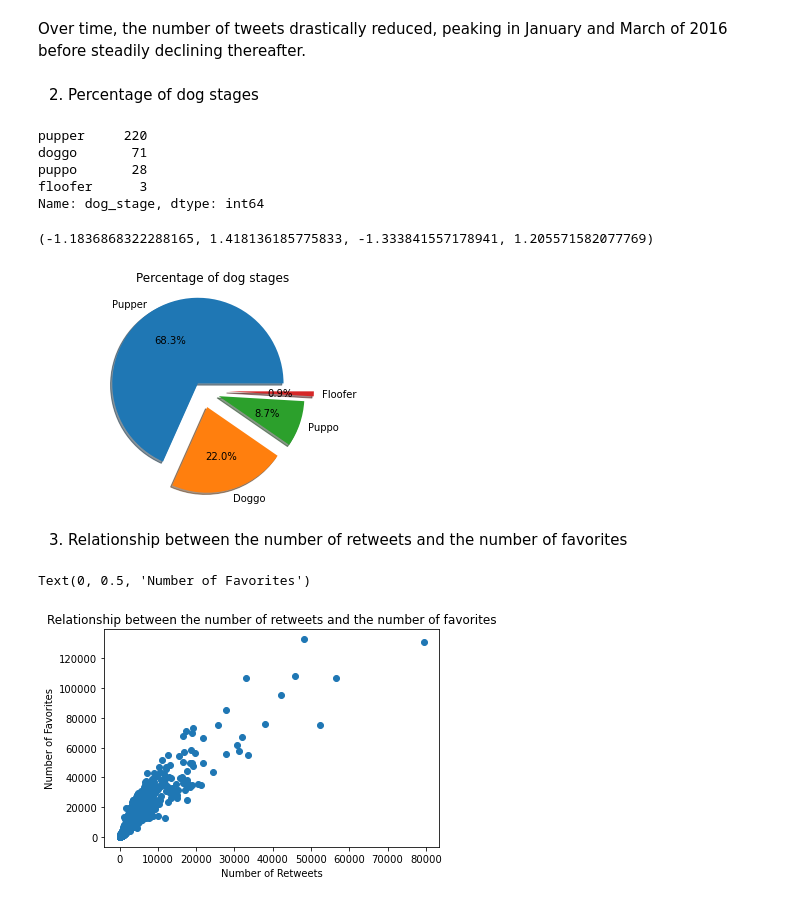
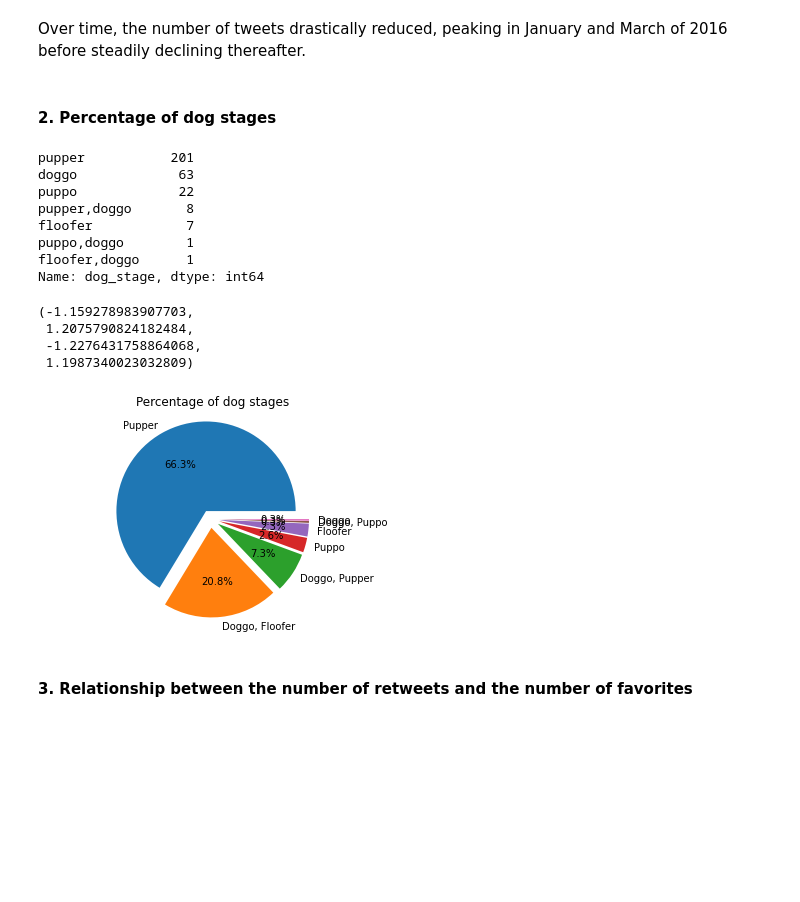
Before and after one commit to Ojay-dev/Udacity-Project---Wrangle-and-Analyze-Data, a Jupyter notebook: wrangle_act.ipynb, the cells around one changed output. Cells and saved outputs as stored; diff of their text form; code cells hidden in the pictures; blank space fills up the shorter version.

Commit message:
Fix: pie plot error

```diff
--- a/wrangle_act.ipynb
+++ b/wrangle_act.ipynb
@@ -319,9 +319,6 @@ clean_image_predictions.head()
 | 2 | 666033412701032449 | https://pbs.twimg.com/media/CT452... | 1 | German_shepherd | 0.596461 | True | malinois | 0.138584 | True | bloodhound | 0.116197 | ... |
 | 3 | 666044226329800704 | https://pbs.twimg.com/media/CT5Dr... | 1 | Rhodesian_ridgeback | 0.408143 | True | redbone | 0.360687 | True | miniature_pinscher | 0.222752 | ... |
 | 4 | 666049248165822465 | https://pbs.twimg.com/media/CT5IQ... | 1 | miniature_pinscher | 0.560311 | True | Rottweiler | 0.243682 | True | Doberman | 0.154629 | ... |
-# %%
-# Create a new dog_stage column by extracting dog stage from the text column.
-clean_twitter_archive['dog_stage'] = clean_twitter_archive['text'].str.extract('(doggo|floofer|pupper|puppo)')
 # %% [markdown]
 ## Tidiness Issues
 # %% [markdown]
@@ -332,5 +329,11 @@ clean_twitter_archive['dog_stage'] = clean_twitter_archive['text'].str.extract('
 #### Code
 # %%
 # Create a new dog_stage column by extracting dog stage from the text column.
-clean_twitter_archive['dog_stage'] = clean_twitter_archive['text'].str.extract('(doggo|floofer|pupper|puppo)')
-clean_twitter_archive = clean_twitter_archive.drop(columns=['doggo', 'floofer', 'pupper', 'puppo'])
+clean_twitter_archive['dog_stage'] = clean_twitter_archive[['puppo', 'pupper', 'floofer', 'doggo']].apply(
+    lambda x: ','.join(x.astype(str)),axis=1)
+# Replace all dog_stage that prefix with 'None,' or suffix with ',None'
+clean_twitter_archive['dog_stage'] = clean_twitter_archive['dog_stage'].replace(regex=['None,', ',None'], value='')
+
+# Change all dog stage that is None with NaN
+clean_twitter_archive['dog_stage'] = clean_twitter_archive['dog_stage'].replace(regex=['None'], value= np.nan)
+clean_twitter_archive.drop(columns=['doggo', 'floofer', 'pupper', 'puppo'], axis=1, inplace=True)
@@ -806,37 +812,39 @@ plt.title('We Rate Dogs Tweets over Time');
 # %% [markdown]
 Over time, the number of tweets drastically reduced, peaking in January and March of 2016 before steadily declining thereafter.
 # %% [markdown]
-2. Percentage of dog stages
+#### 2. Percentage of dog stages
 # %%
 dog_stage_df = clean_twitter_archive.dog_stage.value_counts()
 dog_stage_df
 # %% [output]
-pupper     220
-doggo       71
-puppo       28
-floofer      3
+pupper           201
+doggo             63
+puppo             22
+pupper,doggo       8
+floofer            7
+puppo,doggo        1
+floofer,doggo      1
 Name: dog_stage, dtype: int64
 # %%
 # Creating a pie chart
 plt.pie(dog_stage_df,
-        labels = ['Pupper', 'Doggo', 'Puppo', 'Floofer'],
+        labels = ['Pupper', 'Doggo, Floofer', 'Doggo','Doggo, Pupper', 'Puppo', 'Floofer', 'Doggo, Puppo'],
         autopct='%1.1f%%',
-        shadow=True,
-        explode=(0.1, 0.2, 0.2, 0.3)
+        explode=(0.1, 0.1, 0.1, 0.1, 0.1, 0.1, 0.1)
         )
 
 plt.title('Percentage of dog stages')
 plt.axis('equal')
 # %% [output]
-(-1.1836868322288165, 1.418136185775833, -1.333841557178941, 1.205571582077769)
+(-1.159278983907703,
+ 1.2075790824182484,
+ -1.2276431758864068,
+ 1.1987340023032809)
-[figure, old version]
+[figure, new version]
 # %% [markdown]
-3. Relationship between the number of retweets and the number of favorites
+#### 3. Relationship between the number of retweets and the number of favorites
 # %%
 plt.scatter(clean_twitter_archive.retweet_count, clean_twitter_archive.favorite_count)
 plt.title('Relationship between the number of retweets and the number of favorites')
 plt.xlabel('Number of Retweets')
 plt.ylabel ('Number of Favorites')
-# %% [output]
-Text(0, 0.5, 'Number of Favorites')
-[figure, removed]
```
Also changed, not shown: parts of 12 cells of this notebook, 1 other file.
